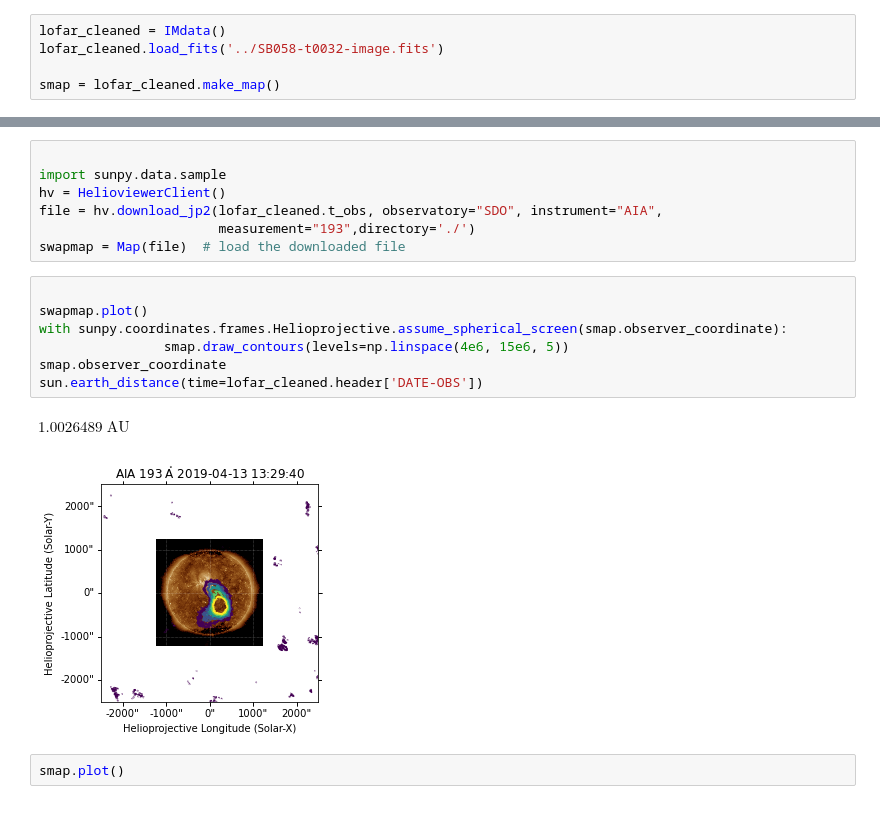
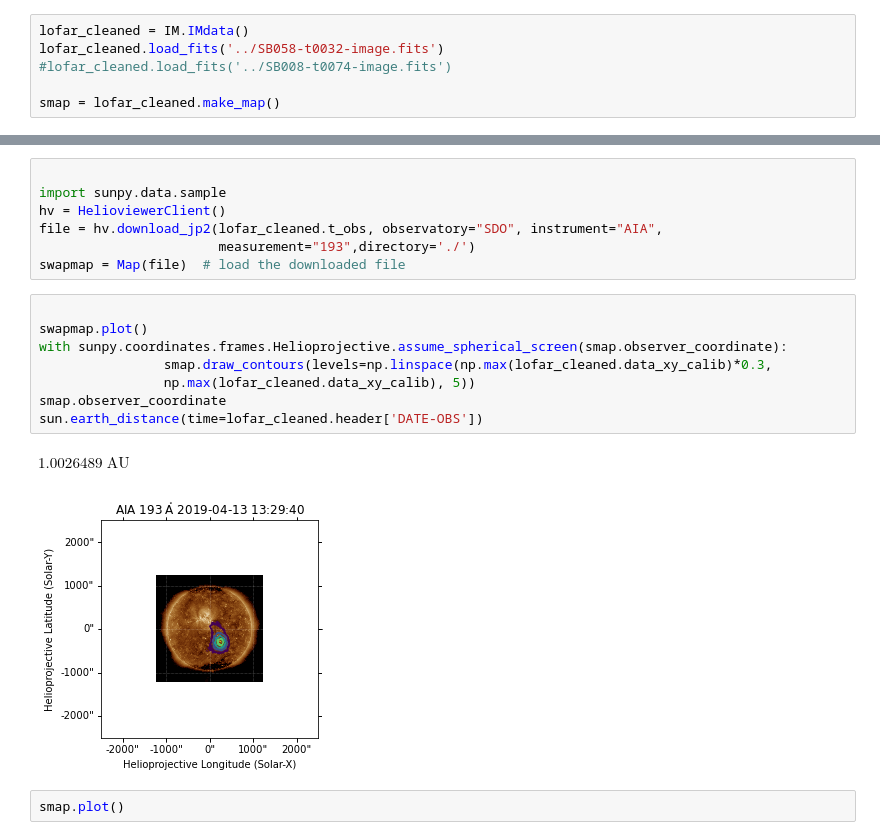
Before and after one commit to peijin94/LOFAR-Sun-tools, a Jupyter notebook: demo/demo_sunpymap.ipynb, the cells around one changed output, grey strips where cells are left out. Saved outputs shown, nothing was run; the diff lists cells and outputs as text.

```diff
--- a/demo/demo_sunpymap.ipynb
+++ b/demo/demo_sunpymap.ipynb
@@ -16,6 +23,7 @@ from astropy.coordinates import SkyCoord
 # %%
-lofar_cleaned = IMdata()
+lofar_cleaned = IM.IMdata()
 lofar_cleaned.load_fits('../SB058-t0032-image.fits')
+#lofar_cleaned.load_fits('../SB008-t0074-image.fits')
 
 smap = lofar_cleaned.make_map()
 # %%
@@ -32,13 +40,14 @@ swapmap = Map(file)  # load the downloaded file
 # %%
 
 swapmap.plot()
 with sunpy.coordinates.frames.Helioprojective.assume_spherical_screen(smap.observer_coordinate):
-                smap.draw_contours(levels=np.linspace(4e6, 15e6, 5))
+                smap.draw_contours(levels=np.linspace(np.max(lofar_cleaned.data_xy_calib)*0.3,
+                np.max(lofar_cleaned.data_xy_calib), 5))
 smap.observer_coordinate
 sun.earth_distance(time=lofar_cleaned.header['DATE-OBS'])
 # %% [output]
 $1.0026489 \; \mathrm{AU}$
-[figure, old version]
+[figure, new version]
 # %%
 smap.plot()
 # %% [output]
```
Also changed, not shown: parts of 5 cells of this notebook, 2 other files.
